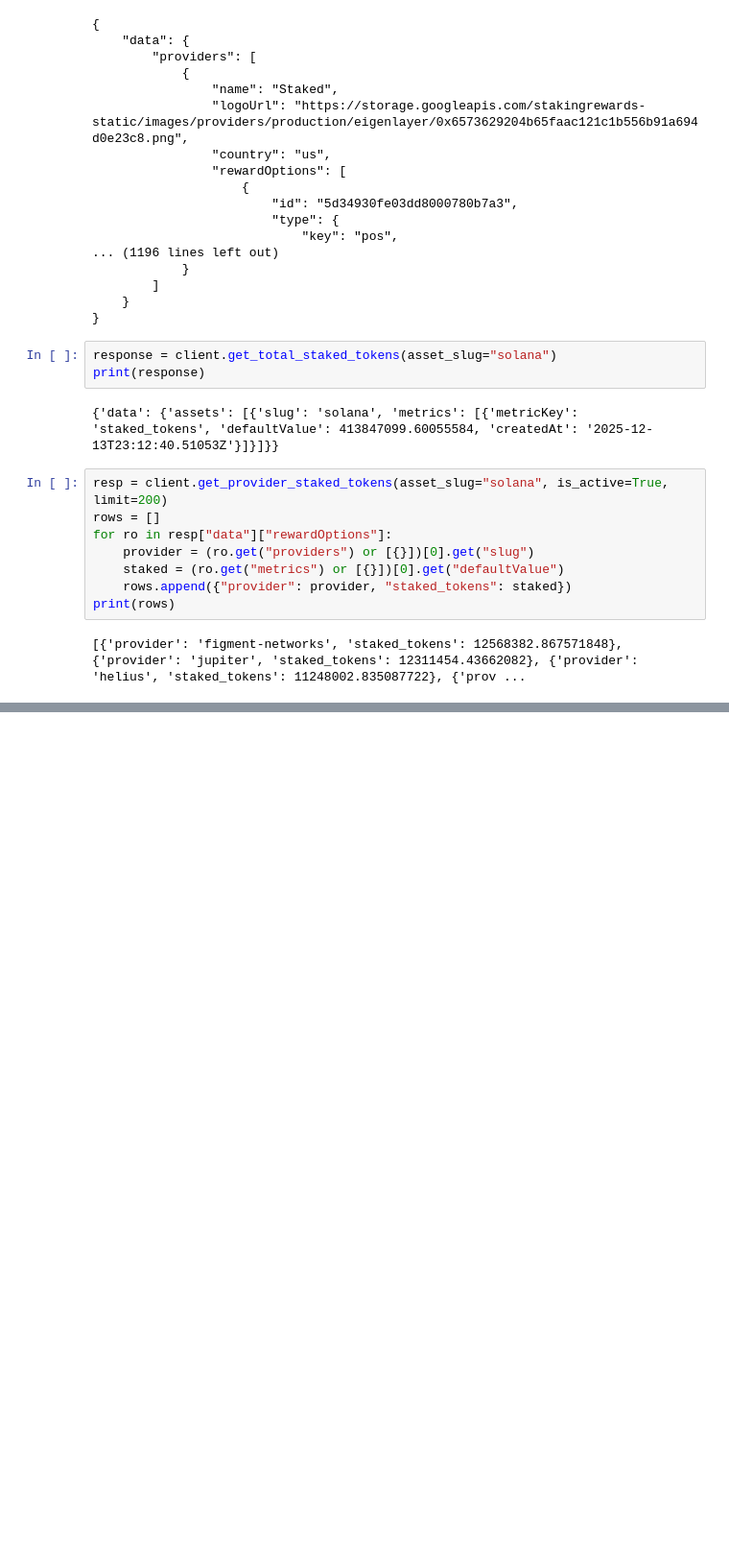
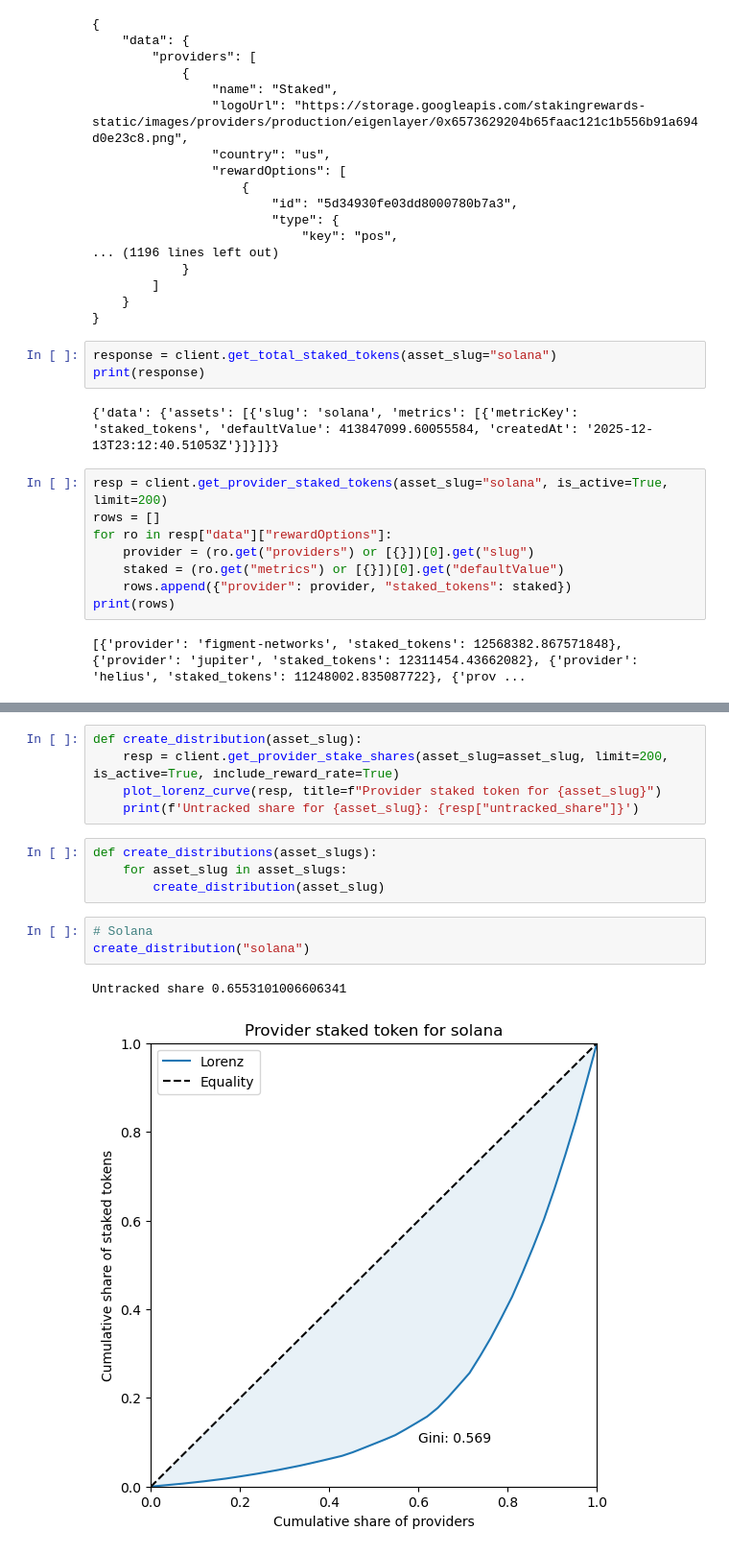
Before and after one commit to schwmi/StakingProviderConcentrationAnalysis, a Jupyter notebook: StakingRewardsExperiments.ipynb, the cells around one changed output, grey strips where cells are left out. Shown at 96% size. Saved outputs shown, nothing was run; the diff lists cells and outputs as text; blank space fills up the shorter version.

```diff
--- a/StakingRewardsExperiments.ipynb
+++ b/StakingRewardsExperiments.ipynb
@@ -683,0 +784,15 @@ Phantom 307428.559350523 6.35 0.0007428554160395283
+# %%
+def create_distribution(asset_slug):
+    resp = client.get_provider_stake_shares(asset_slug=asset_slug, limit=200, is_active=True, include_reward_rate=True)
+    plot_lorenz_curve(resp, title=f"Provider staked token for {asset_slug}")
+    print(f'Untracked share for {asset_slug}: {resp["untracked_share"]}')
+# %%
+def create_distributions(asset_slugs):
+    for asset_slug in asset_slugs:
+        create_distribution(asset_slug)
+# %%
+# Solana
+create_distribution("solana")
+# %% [output]
+Untracked share 0.6553101006606341
+[figure, added]
```
Also changed, not shown: parts of 9 cells of this notebook, 2 other files.
